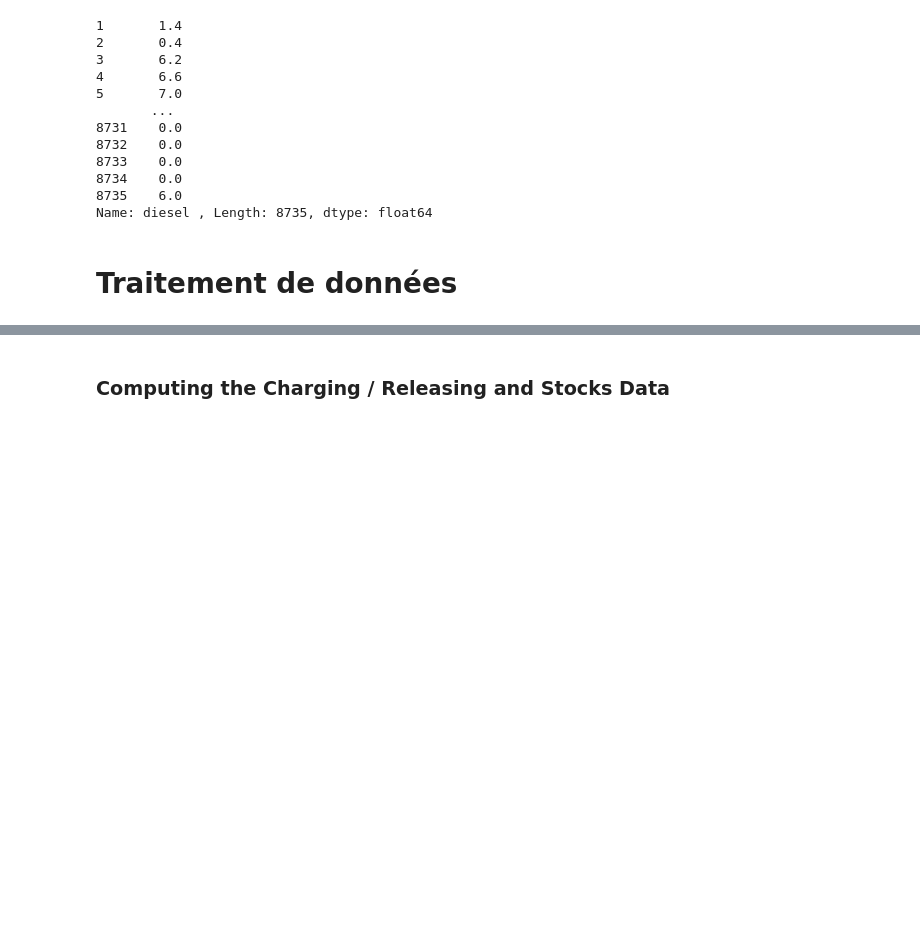
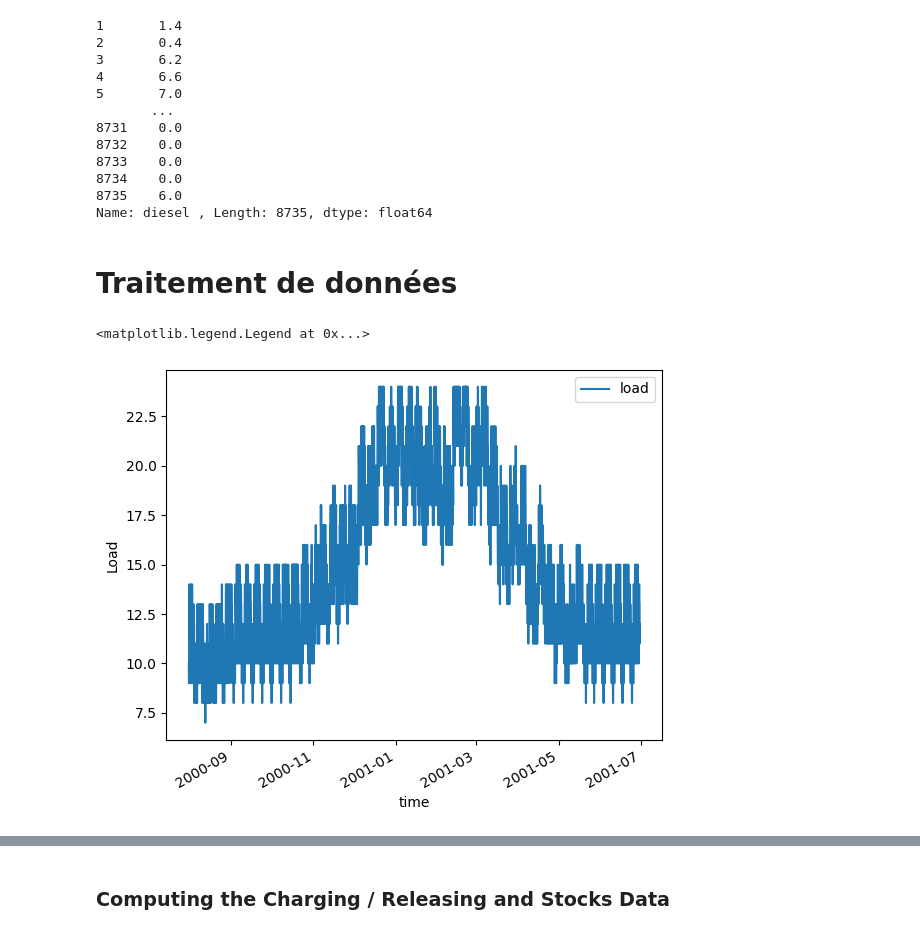
Before and after one commit to cledat/Projet-EA314, a Jupyter notebook: Test Panda Excel.ipynb, the cells around one changed output, grey strips where cells are left out. Drawn from its saved outputs; the diff is of its cells as text; code cells hidden in the pictures; blank space fills up the shorter version.

```diff
--- a/Test Panda Excel.ipynb
+++ b/Test Panda Excel.ipynb
@@ -97,4 +97,10 @@ dims = ['time'],
 coords = dict(time=pd.to_datetime(data['Time (UTC)'])),attrs =dict(description = 'Demande en MWH')
     )
 context = xr.merge([load,wind_fc,solar_fc])
+# %%
+context.Load.sel(time=slice('2000-08-01','2001-08-01')).plot(label='load')
+plt.legend()
+# %% [output]
+<matplotlib.legend.Legend at 0x...>
+[figure, added]
 # %%
```
Also changed, not shown: parts of 4 cells of this notebook.
